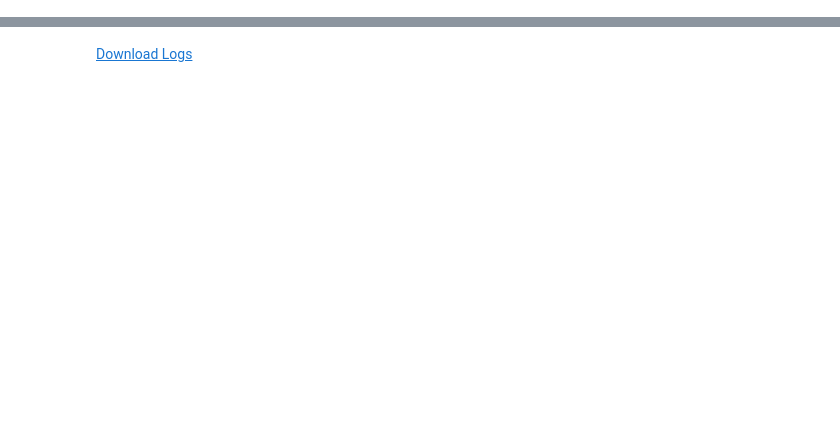
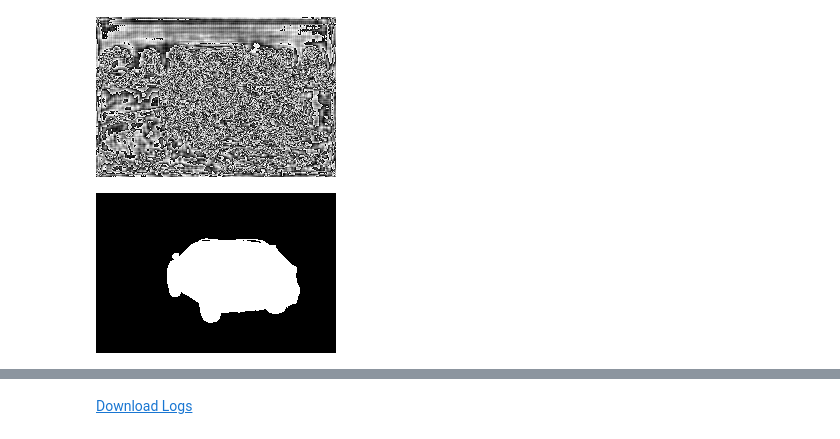
Before and after one commit to wemoveon2/computer_vision, a Jupyter notebook: carvana-unet-segmentation.ipynb, the cells around one changed output, grey strips where cells are left out. Cells and saved outputs as stored; diff of their text form; code cells hidden in the pictures; blank space fills up the shorter version.

Commit message:
Kaggle Notebook | Carvana UNET Segmentation | Version 4

```diff
--- a/carvana-unet-segmentation.ipynb
+++ b/carvana-unet-segmentation.ipynb
@@ -192,10 +193,31 @@ transform = A.Compose(
     ]
 )
 ds = SegmentationDataModule('../input/carvana-image-masking-png/train_images', '../input/carvana-image-masking-png/train_masks', transform=transform)
-trainer = pl.Trainer(max_epochs=5, gpus=1)
-model = UNET(3, 1)
+trainer = pl.Trainer(max_epochs=20, gpus=1)
 trainer.fit(model, ds)
 trainer.save_checkpoint("unet_segmentation.ckpt")
+# %%
+import albumentations as A
+from albumentations.pytorch import ToTensorV2
+transform = A.Compose(
+    [
+        A.Resize(height=160, width=240),
+        A.Normalize(
+            mean=[0.0, 0.0, 0.0],
+            std=[1.0, 1.0, 1.0],
+            max_pixel_value=255.0,
+        ),
+        A.pytorch.ToTensorV2(),
+    ], additional_targets={'mask':'mask'}
+)
+ds = SegmentationDataset('../input/carvana-image-masking-png/train_images', '../input/carvana-image-masking-png/train_masks', transform)
+x, y = ds.__getitem__(2)
+x = model(x.unsqueeze(0))
+img, mask = tensor_to_image(x.detach().squeeze(0).squeeze(0)), tensor_to_image(y.squeeze(0).squeeze(0))
+display(img, mask)
+# %% [output]
+[figure, added]
+[figure, added]
 # %%
 !zip -r lightning_logs.zip ./lightning_logs
 # %% [output]
```
Also changed, not shown: parts of 3 cells of this notebook.
